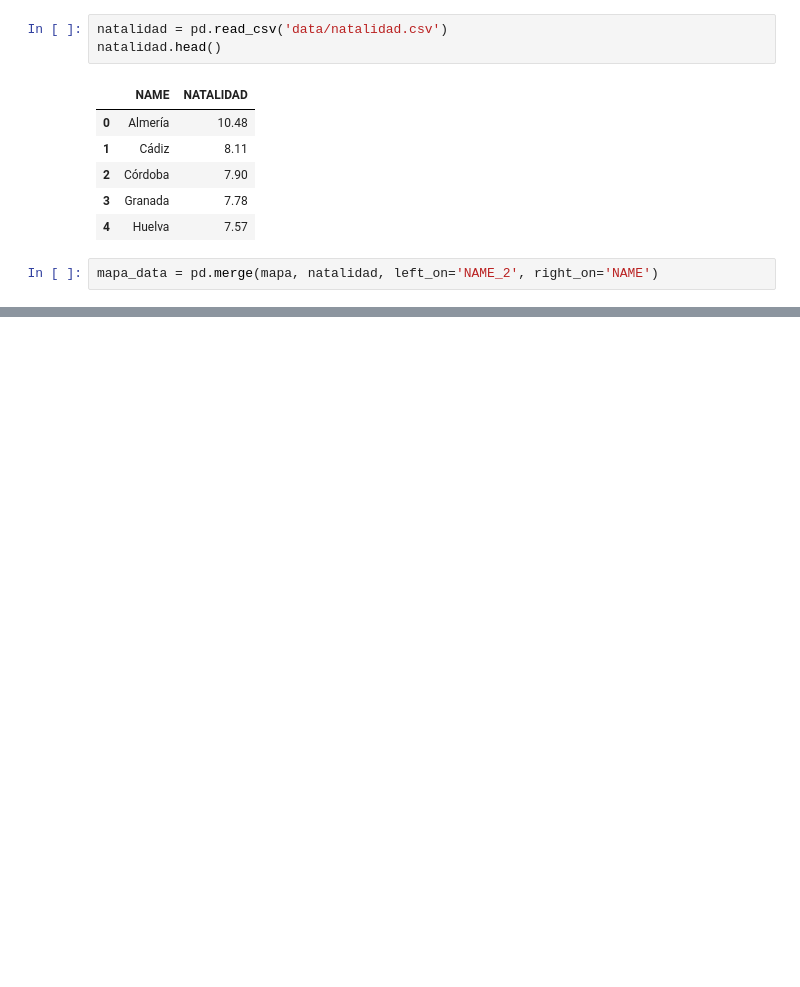
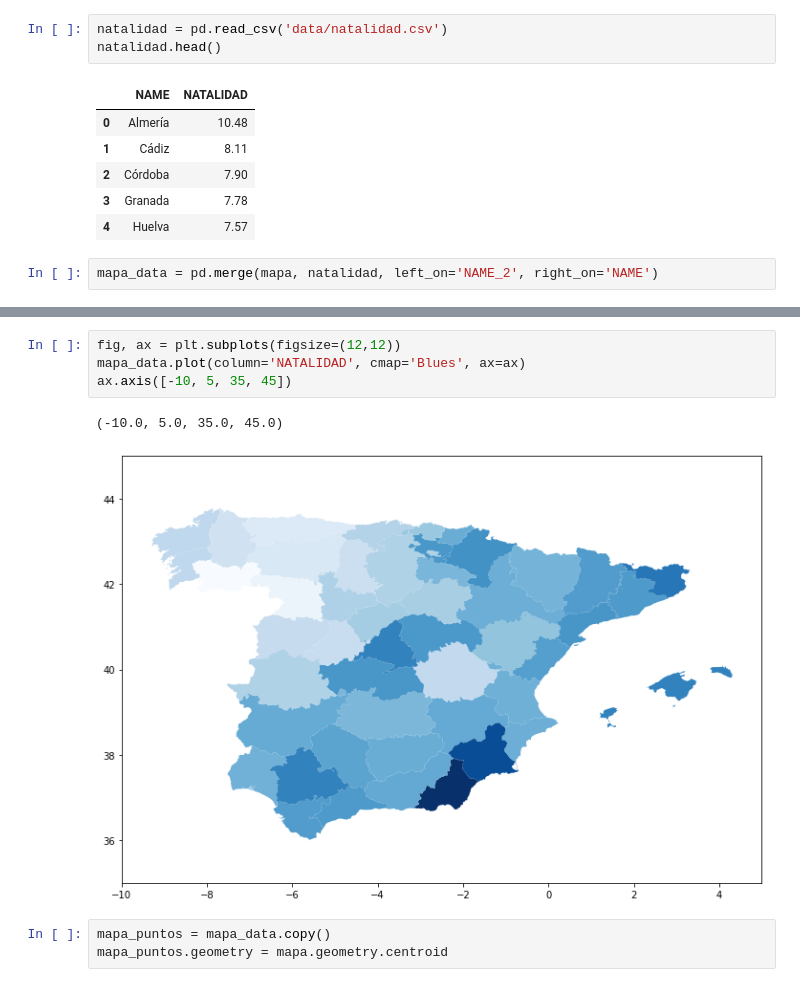
Before and after one commit to ironhack-bcn-data-pt/notebooks, a Jupyter notebook: 16.1.1.geopandas.ipynb, the cells around one changed output, grey strips where cells are left out. Drawn from its saved outputs; the diff is of its cells as text; blank space fills up the shorter version.

```diff
--- a/16.1.1.geopandas.ipynb
+++ b/16.1.1.geopandas.ipynb
@@ -32,0 +62,10 @@ mapa_data = pd.merge(mapa, natalidad, left_on='NAME_2', right_on='NAME')
+# %%
+fig, ax = plt.subplots(figsize=(12,12))
+mapa_data.plot(column='NATALIDAD', cmap='Blues', ax=ax)
+ax.axis([-10, 5, 35, 45])
+# %% [output]
+(-10.0, 5.0, 35.0, 45.0)
+[figure, added]
+# %%
+mapa_puntos = mapa_data.copy()
+mapa_puntos.geometry = mapa.geometry.centroid
```
Also changed, not shown: parts of 6 cells of this notebook.
